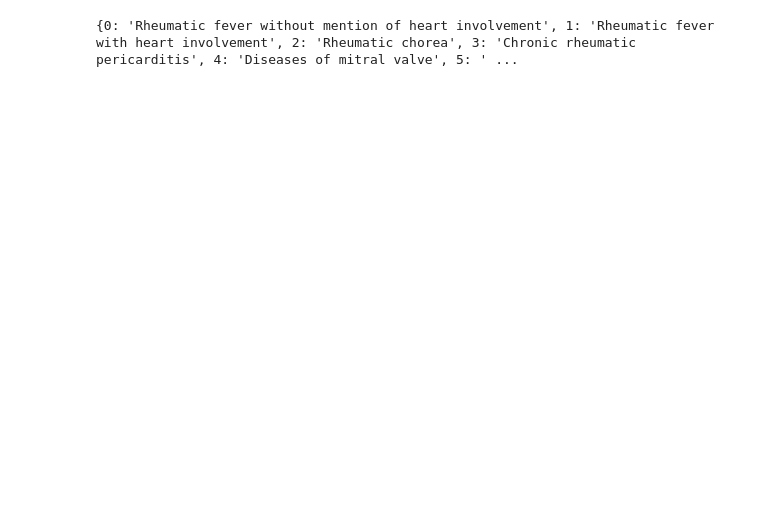
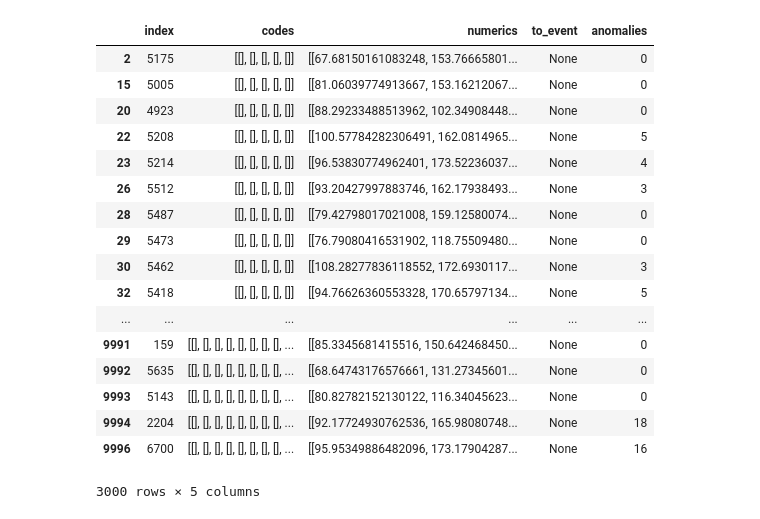
Before and after one commit to jagarzone6/retain-keras, a Jupyter notebook: Dataset.ipynb, the cells around one changed output. Saved outputs shown, nothing was run; the diff lists cells and outputs as text; code cells hidden in the pictures; blank space fills up the shorter version.

Commit message:
Testing with less complex data set

```diff
--- a/Dataset.ipynb
+++ b/Dataset.ipynb
@@ -41,2 +72,3 @@ def create_patient():
 # %%
-df = pd.DataFrame([create_patient()], columns=['codes','numerics','to_event'])
+target=[]
+df = pd.DataFrame([create_patient()], columns=['codes','numerics','to_event','anomalies'])
@@ -46,4 +74,0 @@ New patient, # of visits:
-# %%
-k=1
-for k in range(1,k+1000,1):
-    df.loc[k] = create_patient()
@@ -67,0 +75,9 @@ New patient, # of visits:
+# %%
+k=1
+for k in range(1,num_of_patients,1):
+    if (k == 1000 or k == 3000 or k == 5000 or k == 8000 or k == 10000 or k == 15000):
+        print ("created_patient: "+str(k))
+    df.loc[k] = create_patient()
+#print(target)
+print(str(target.count(1)))
+print(str(target.count(0)))
@@ -95,7 +98,7 @@ for k in range(1,k+1000,1):
 # %%
 all_targets = tg.iloc[sort_indicies].reset_index()
 # %%
-train_proportion=0.77
+train_proportion=0.7
 data_train,data_test = train_test_split(all_data, train_size=train_proportion, random_state=12345)
 target_train,target_test = train_test_split(all_targets, train_size=train_proportion, random_state=12345)
 # %%
@@ -134,7 +137,3 @@ labels_icd9.append('Systolic')
 labels_icd9.append('Pulse')
 
 types = dict(zip(ids,labels_icd9))
-# %%
-print(types)
-# %% [output]
-{0: 'Rheumatic fever without mention of heart involvement', 1: 'Rheumatic fever with heart involvement', 2: 'Rheumatic chorea', 3: 'Chronic rheumatic pericarditis', 4: 'Diseases of mitral valve', 5: ' ...
@@ -141,2 +142,23 @@ print(types)
 # %%
 pickle.dump(types, open(out_directory+'/dictionary.pkl', 'wb'), -1)
+# %%
+data_test.sort_index()
+# %% [output]
+|  | index | codes | numerics | to_event | anomalies |
+| 2 | 5175 | [[], [], [], [], []] | [[67.68150161083248, 153.76665801... | None | 0 |
+| 15 | 5005 | [[], [], [], [], []] | [[81.06039774913667, 153.16212067... | None | 0 |
+| 20 | 4923 | [[], [], [], [], []] | [[88.29233488513962, 102.34908448... | None | 0 |
+| 22 | 5208 | [[], [], [], [], []] | [[100.57784282306491, 162.0814965... | None | 5 |
+| 23 | 5214 | [[], [], [], [], []] | [[96.53830774962401, 173.52236037... | None | 4 |
+| 26 | 5512 | [[], [], [], [], []] | [[93.20427997883746, 162.17938493... | None | 3 |
+| 28 | 5487 | [[], [], [], [], []] | [[79.42798017021008, 159.12580074... | None | 0 |
+| 29 | 5473 | [[], [], [], [], []] | [[76.79080416531902, 118.75509480... | None | 0 |
+| 30 | 5462 | [[], [], [], [], []] | [[108.28277836118552, 172.6930117... | None | 3 |
+| 32 | 5418 | [[], [], [], [], []] | [[94.76626360553328, 170.65797134... | None | 5 |
+| ... | ... | ... | ... | ... | ... |
+| 9991 | 159 | [[], [], [], [], [], [], [], [], ... | [[85.3345681415516, 150.642468450... | None | 0 |
+| 9992 | 5635 | [[], [], [], [], [], [], [], [], ... | [[68.64743176576661, 131.27345601... | None | 0 |
+| 9993 | 5143 | [[], [], [], [], [], [], [], [], ... | [[80.82782152130122, 116.34045623... | None | 0 |
+| 9994 | 2204 | [[], [], [], [], [], [], [], [], ... | [[92.17724930762536, 165.98080748... | None | 18 |
+| 9996 | 6700 | [[], [], [], [], [], [], [], [], ... | [[95.95349886482096, 173.17904287... | None | 16 |
+3000 rows × 5 columns
```
Also changed, not shown: parts of 12 cells of this notebook, 1 other file.
